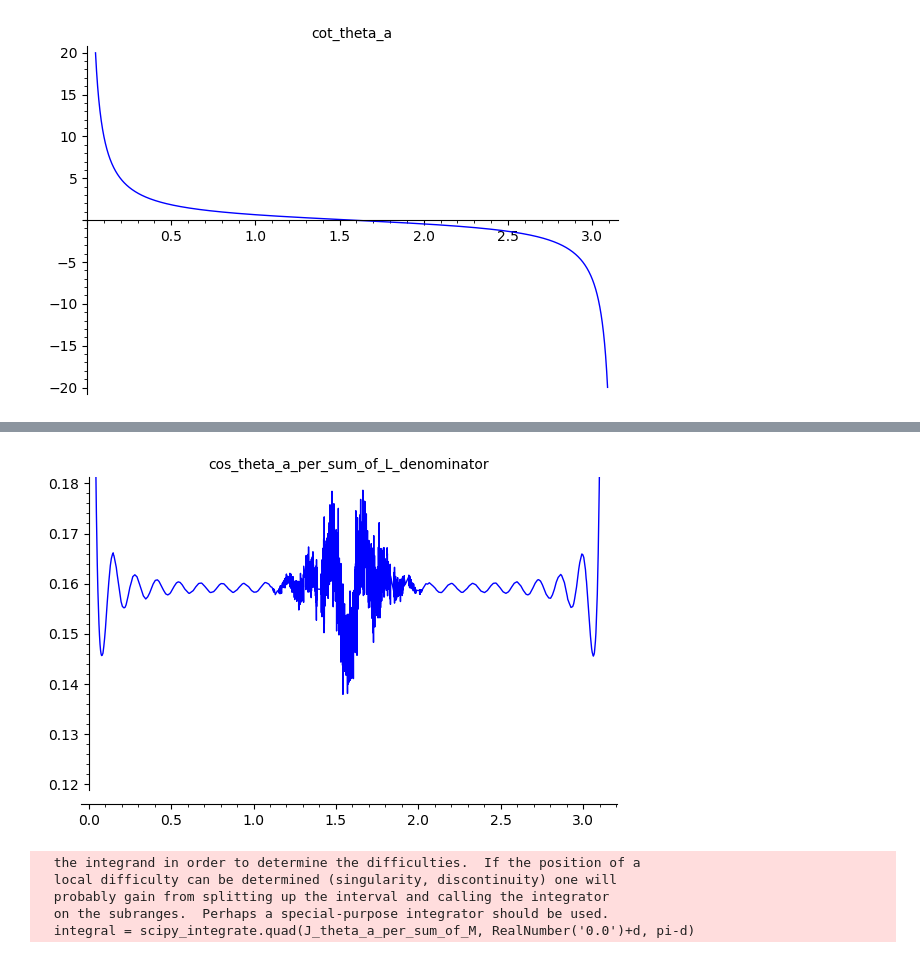
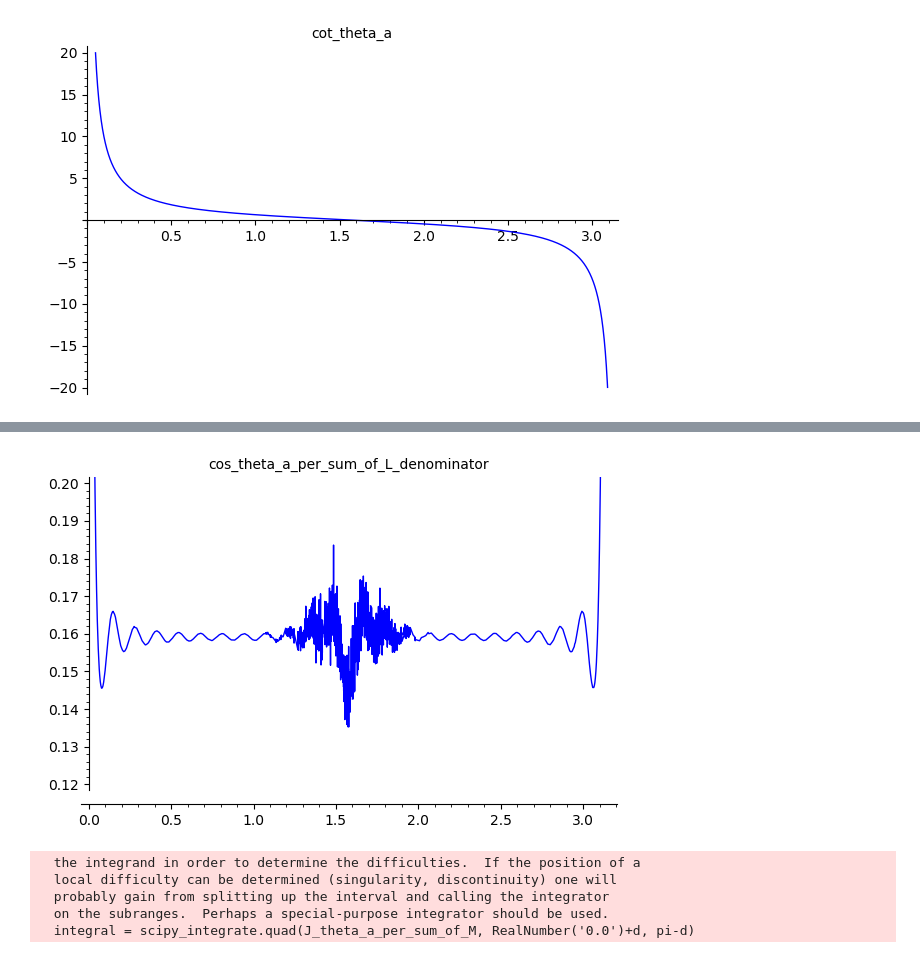
Before and after one commit to daju1/articles, a Jupyter notebook: electrostatic_vector_potential/Vector_potential_of_a_precessing_magnetic_dipole_in_spherical_coordinates.ipynb, the cells around one changed output, grey strips where cells are left out. Saved outputs shown, nothing was run; the diff lists cells and outputs as text; code cells hidden in the pictures.

```diff
--- a/electrostatic_vector_potential/Vector_potential_of_a_precessing_magnetic_dipole_in_spherical_coordinates.ipynb
+++ b/electrostatic_vector_potential/Vector_potential_of_a_precessing_magnetic_dipole_in_spherical_coordinates.ipynb
@@ -1534,9 +1566,9 @@ for ll in range(0,LL):
 # %%
 J_theta_a_per_sum_of_L_denominator = 2*J_theta(theta_a)/sum_of_L_denominator
 # %%
-plot(J_theta_a_per_sum_of_L_denominator, theta_a, 0.0, pi-0.0,ymin=0.12,ymax=0.18).show(
+plot(J_theta_a_per_sum_of_L_denominator, theta_a, 0.0, pi-0.0,ymin=0.12,ymax=0.2).show(
     title="cos_theta_a_per_sum_of_L_denominator")
 # %% [output]
-[figure, old version]
+[figure, new version]
 # %%
 exec(preparse("J_theta_a_per_sum_of_M = lambda theta_a : " + str(J_theta_a_per_sum_of_L_denominator)))
```
Also changed, not shown: parts of 24 cells of this notebook.
